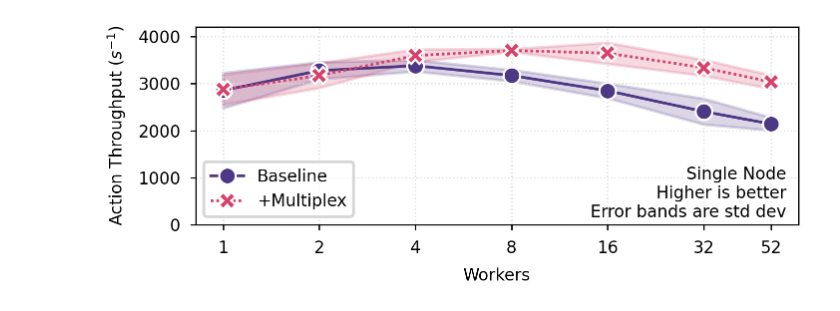
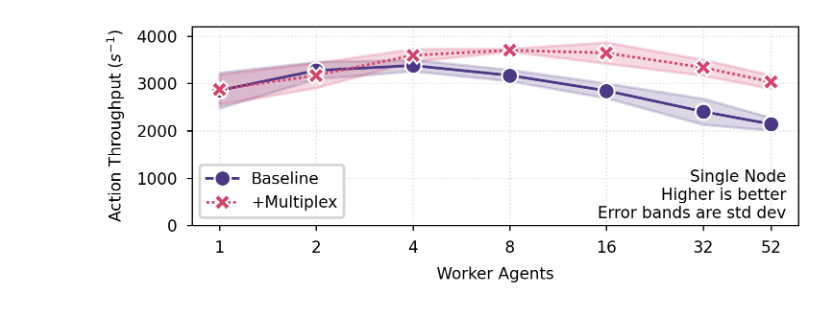
Before and after one commit to proxystore/sc25-evaluation, a Jupyter notebook: notebooks/07-mailbox-multiplex.ipynb, the cells around one changed output. Saved outputs shown, nothing was run; the diff lists cells and outputs as text; code cells hidden in the pictures.

```diff
--- a/notebooks/07-mailbox-multiplex.ipynb
+++ b/notebooks/07-mailbox-multiplex.ipynb
@@ -21,10 +21,10 @@ def load_data(directory: pathlib.Path) -> polars.DataFrame:
     return polars.concat(dfs).sort('num_actors')
 # %%
 baseline_data = load_data(
-    pathlib.Path('../runs-prod/mailbox-multiplex-v1/baseline')
+    pathlib.Path('../runs-prod/mailbox-multiplex-v1/baseline'),
 ).with_columns(polars.lit('baseline').alias('label'))
 multiplex_data = load_data(
-    pathlib.Path('../runs-prod/mailbox-multiplex-v1/multiplex')
+    pathlib.Path('../runs-prod/mailbox-multiplex-v1/multiplex'),
 ).with_columns(polars.lit('multiplex').alias('label'))
 data = polars.concat([baseline_data, multiplex_data])
 # %%
@@ -59,33 +59,33 @@ handle = seaborn.lineplot(
 )
 handles, _ = axs.get_legend_handles_labels()
 axs.legend(
     loc='lower left',
     handles=handles,
     title=None,
     labels=['Baseline', '+Multiplex'],
 )
 _ = handle.set(
     xscale='log',
     # yscale='log',
-    xlabel='Workers',
+    xlabel='Worker Agents',
     ylabel='Action Throughput ($s^{-1}$)',
 )
 handle.set_xticks(xticks, minor=False)
 handle.set_xticklabels([str(x) for x in xticks])
 axs.tick_params(axis='x', which='minor', bottom=False)
 axs.set(ylim=[0, 4200])
 
 axs.annotate(
     'Single Node\nHigher is better\nError bands are std dev',
     xy=(0.98, 0.02),
     xycoords=('axes fraction'),
     ha='right',
     va='bottom',
 )
 
 fig.tight_layout()
 plt.draw()
-fig.set_size_inches(3.35, 1.1)
+fig.set_size_inches(3.5, 1.15)
 fig.savefig('figures/mailbox-multiplex.pdf')
 # %% [output]
-[figure, old version]
+[figure, new version]
```
Also changed, not shown: parts of 1 cell of this notebook, 17 other files.
